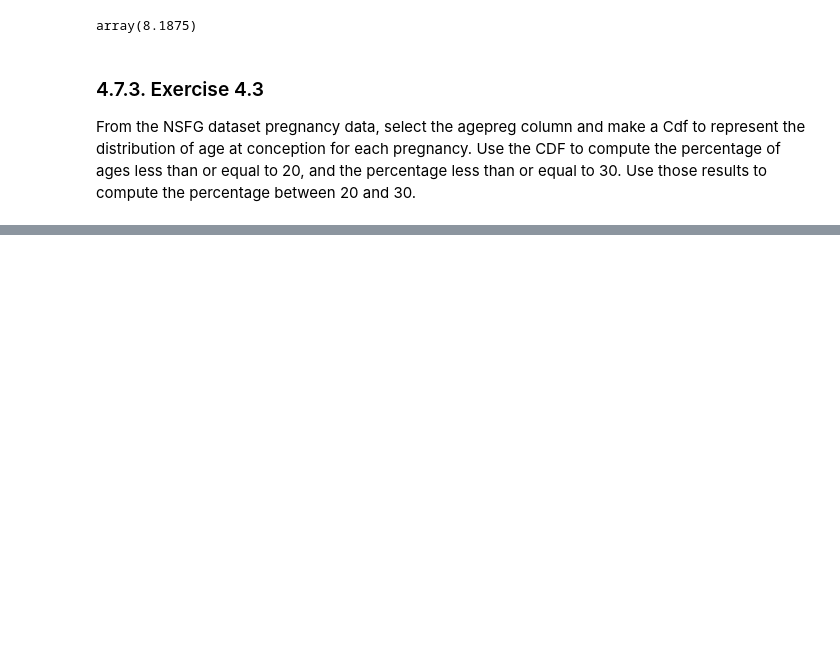
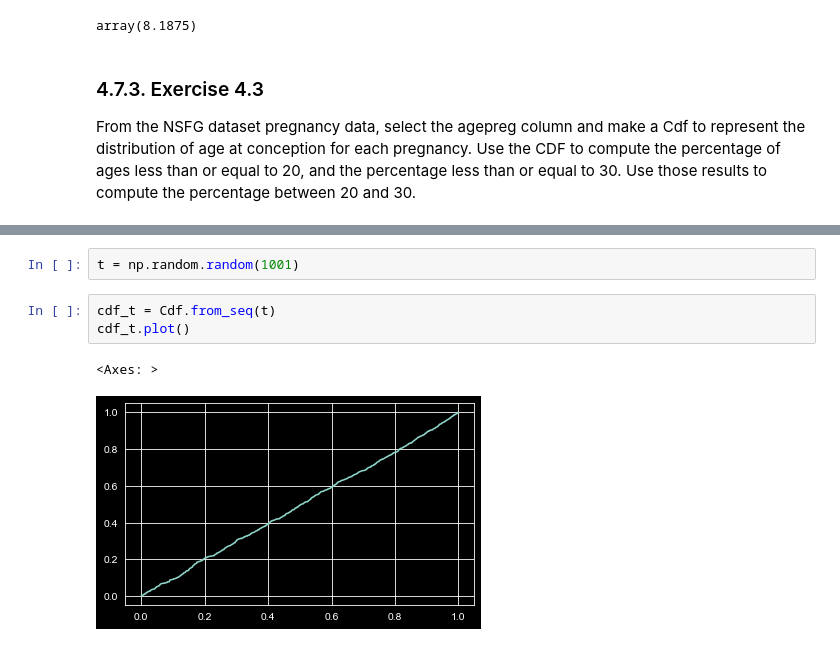
Before and after one commit to anp-exe/ThinkStats, a Jupyter notebook: my-work/Chapter4.ipynb, the cells around one changed output, grey strips where cells are left out. Drawn from its saved outputs; the diff is of its cells as text; blank space fills up the shorter version.

```diff
--- a/my-work/Chapter4.ipynb
+++ b/my-work/Chapter4.ipynb
@@ -350,0 +405,8 @@ From the NSFG dataset pregnancy data, select the agepreg column and make a Cdf t
+# %%
+t = np.random.random(1001)
+# %%
+cdf_t = Cdf.from_seq(t)
+cdf_t.plot()
+# %% [output]
+<Axes: >
+[figure, added]
```
Also changed, not shown: parts of 9 cells of this notebook.
